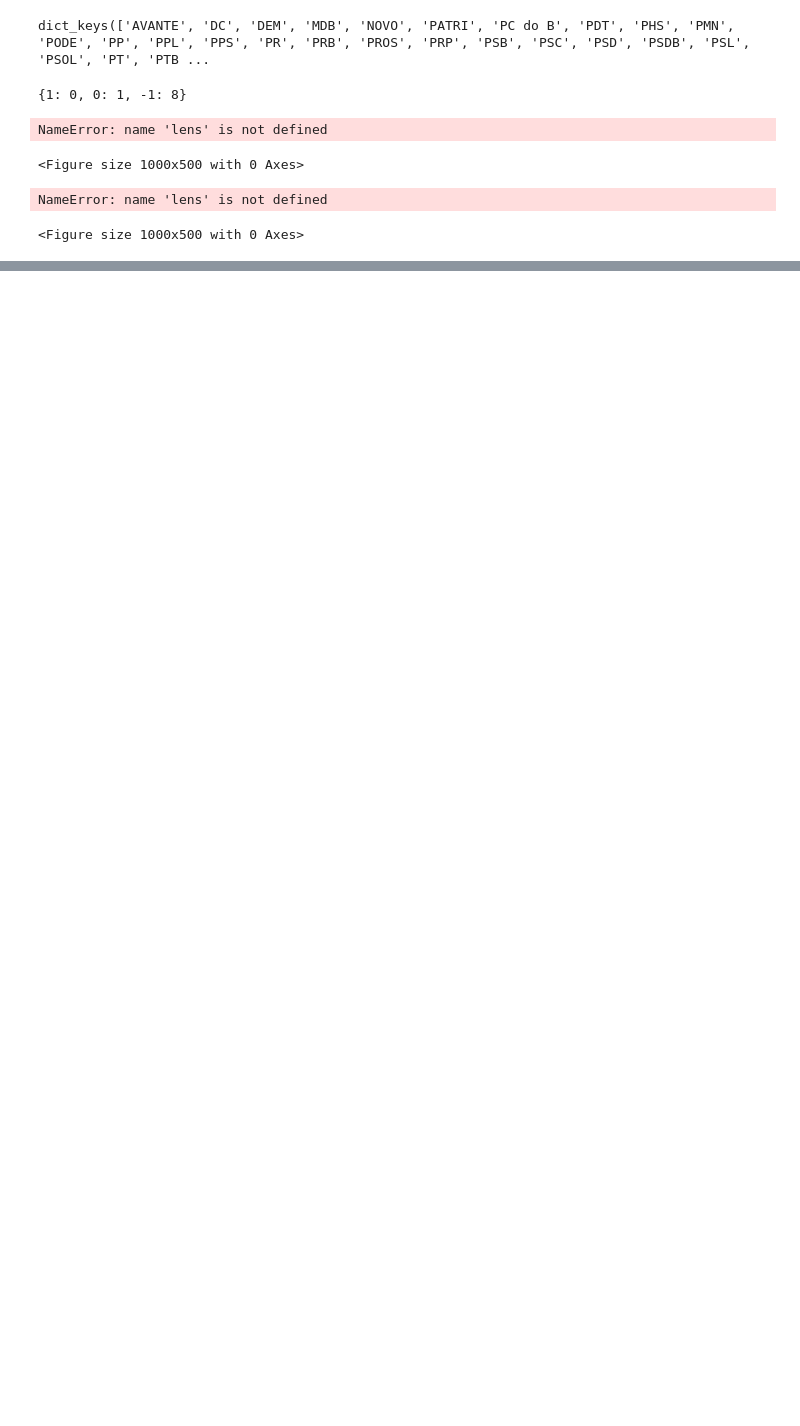
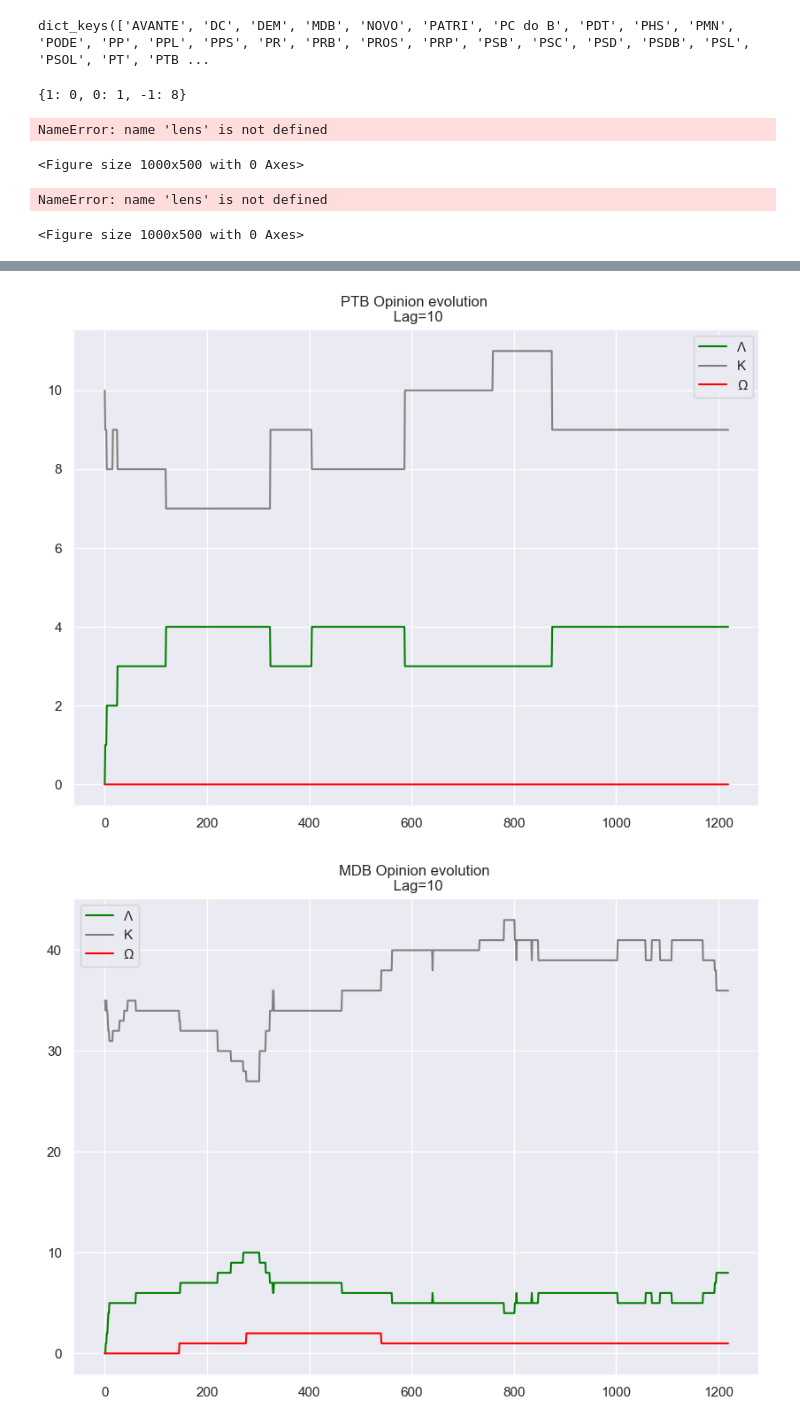
Before and after one commit to htrpch/politcalShit, a Jupyter notebook: ShowModel.ipynb, the cells around one changed output, grey strips where cells are left out. Drawn from its saved outputs; the diff is of its cells as text; code cells hidden in the pictures; blank space fills up the shorter version.

```diff
--- a/ShowModel.ipynb
+++ b/ShowModel.ipynb
@@ -175,0 +183,11 @@ pd.DataFrame(changes,
+# %%
+# PARTIDOS CENTRAO
+centrao = ['PTB', 'MDB','PSD', 'DEM', 'PP', 'PROS','PROS','PSC', 'AVANTE']
+for partido_now in centrao:
+    serie_A, serie_K, serie_O = Experimento.serie_temporal_partido(partido_now)
+    df_now = pd.concat([pd.DataFrame(x) for x in [serie_A, serie_K, serie_O]],axis=1)
+    df_now.columns = ['Λ','K','Ω']
+    df_now.plot(figsize=(10,7),color=['green', 'gray', 'red'],title='%s Opinion evolution \n Lag=%s'%(partido_now,lag))
+# %% [output]
+[figure, added]
+[figure, added]
```
Also changed, not shown: parts of 14 cells of this notebook.
